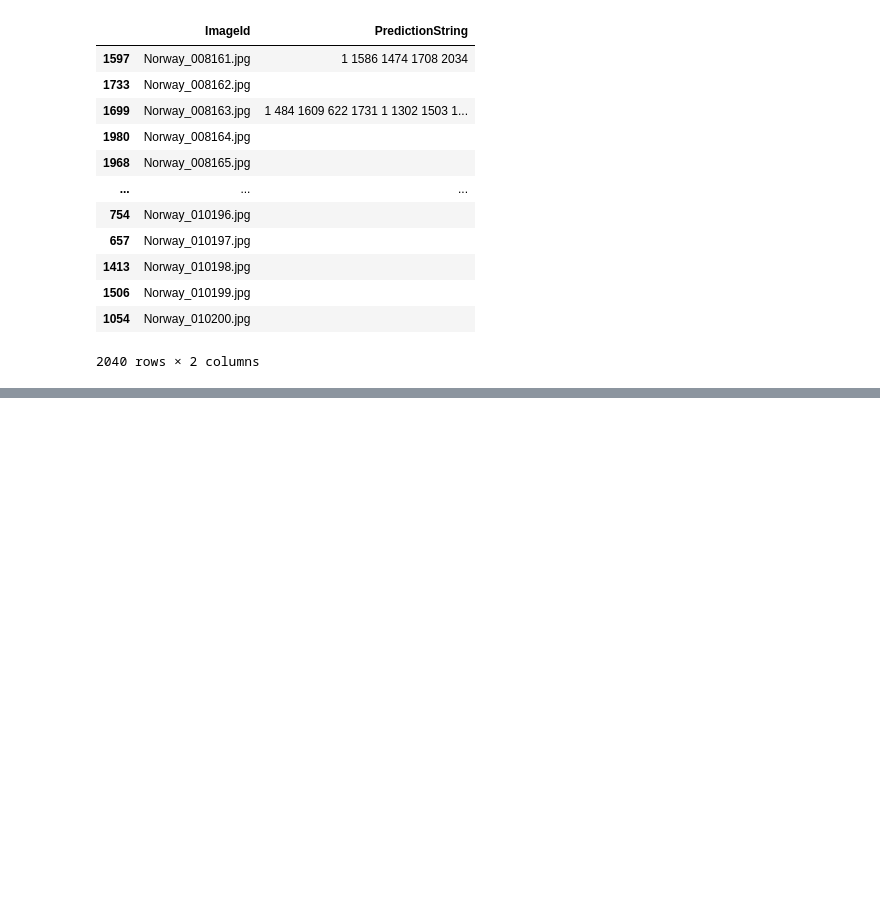
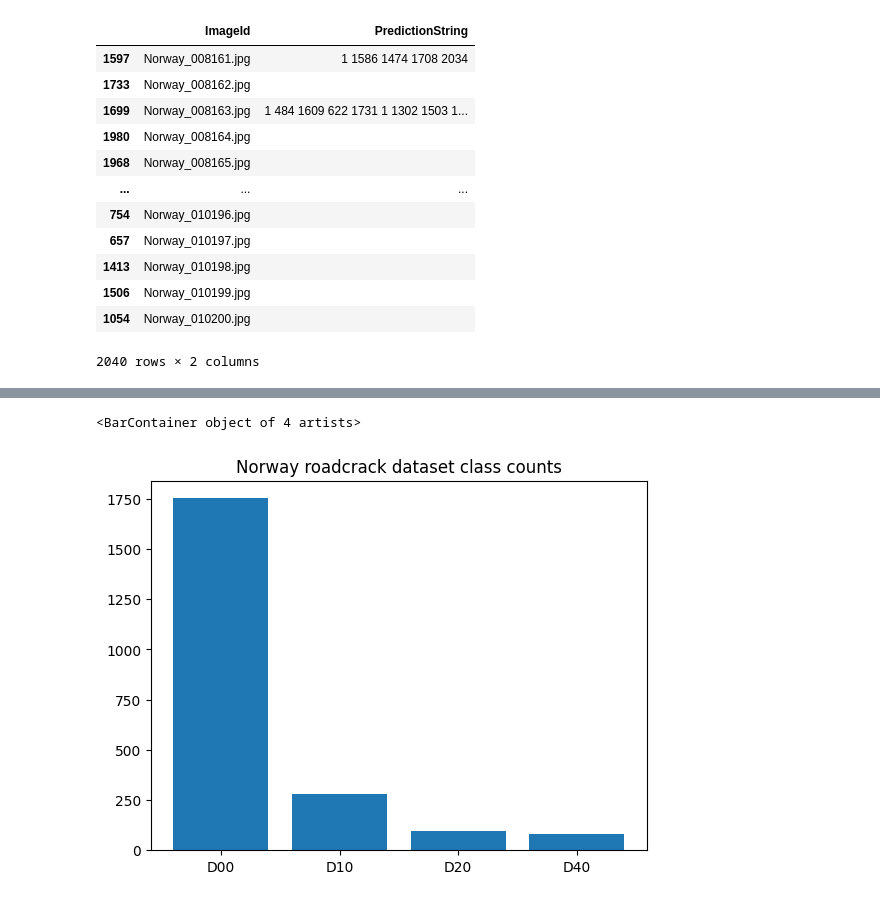
Before and after one commit to vnilsn/roadcrack-detection, a Jupyter notebook: yolov7_notebooks/analysis.ipynb, the cells around one changed output, grey strips where cells are left out. Cells and saved outputs as stored; diff of their text form; code cells hidden in the pictures; blank space fills up the shorter version.

```diff
--- a/yolov7_notebooks/analysis.ipynb
+++ b/yolov7_notebooks/analysis.ipynb
@@ -223,0 +211,13 @@ False
+# %%
+class_counts = {'0':0, '1':0, '2':0, '3':0}
+names = ['D00', 'D10', 'D20', 'D40']
+for entry in dic_train.values():
+    if entry: # has prediction(s)
+        for arr in entry:
+            class_counts[str(arr[0])] += 1
+
+plt.title('Norway roadcrack dataset class counts')
+plt.bar(names, class_counts.values())
+# %% [output]
+<BarContainer object of 4 artists>
+[figure, added]
```
Also changed, not shown: parts of 11 cells of this notebook.
